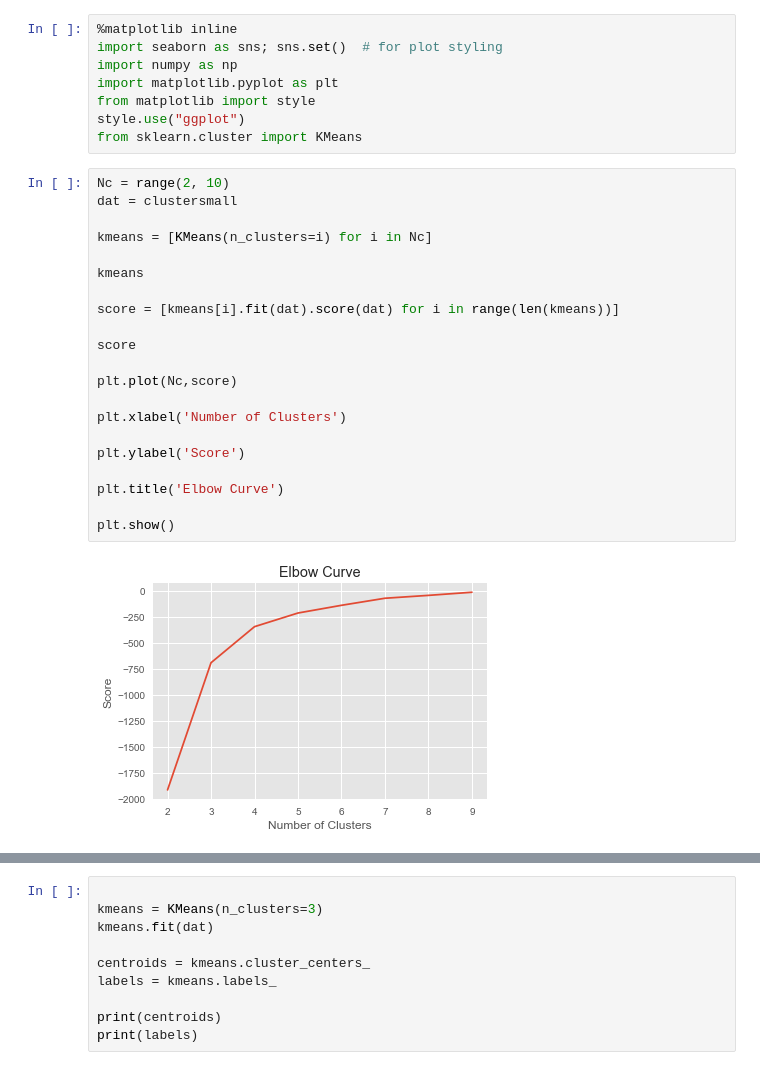
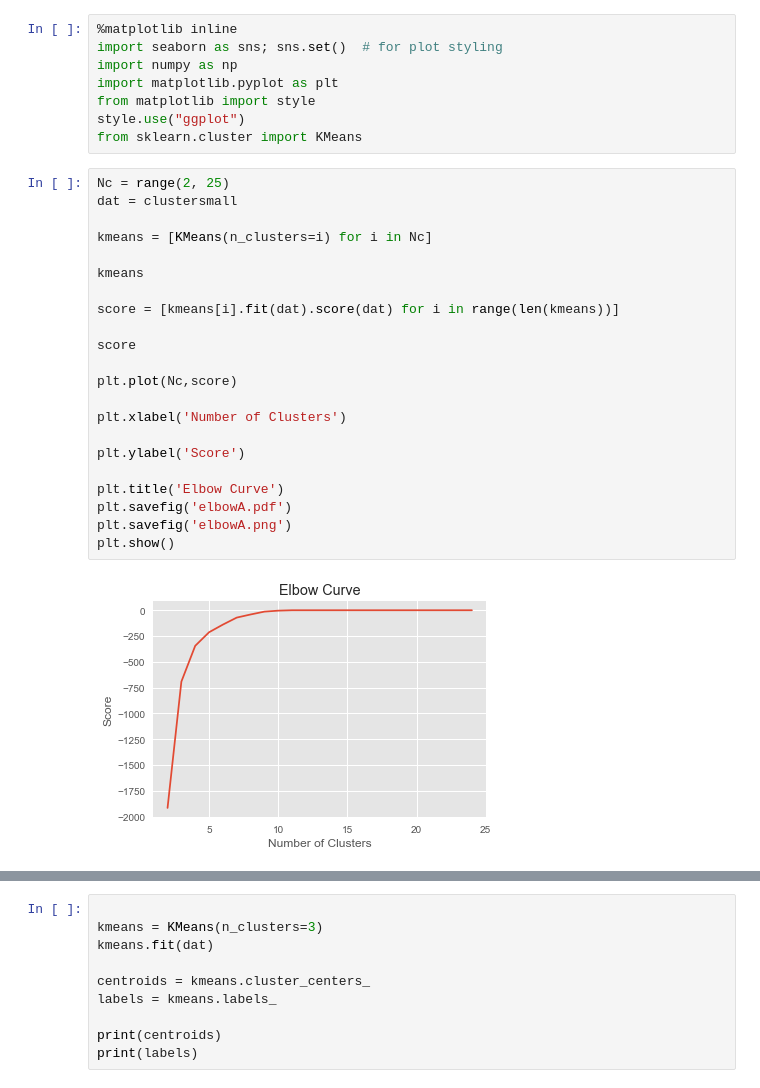
Before and after one commit to pmanlukas/thesisdata, a Jupyter notebook: clustering.ipynb, the cells around one changed output, grey strips where cells are left out. Cells and saved outputs as stored; diff of their text form.

```diff
--- a/clustering.ipynb
+++ b/clustering.ipynb
@@ -157,25 +157,26 @@ from matplotlib import style
 style.use("ggplot")
 from sklearn.cluster import KMeans
 # %%
-Nc = range(2, 10)
+Nc = range(2, 25)
 dat = clustersmall
 
 kmeans = [KMeans(n_clusters=i) for i in Nc]
 
 kmeans
 
 score = [kmeans[i].fit(dat).score(dat) for i in range(len(kmeans))]
 
 score
 
 plt.plot(Nc,score)
 
 plt.xlabel('Number of Clusters')
 
 plt.ylabel('Score')
 
 plt.title('Elbow Curve')
-
+plt.savefig('elbowA.pdf')
+plt.savefig('elbowA.png')
 plt.show()
 # %% [output]
-[figure, old version]
+[figure, new version]
```
Also changed, not shown: parts of 15 cells of this notebook, 19 other files.
